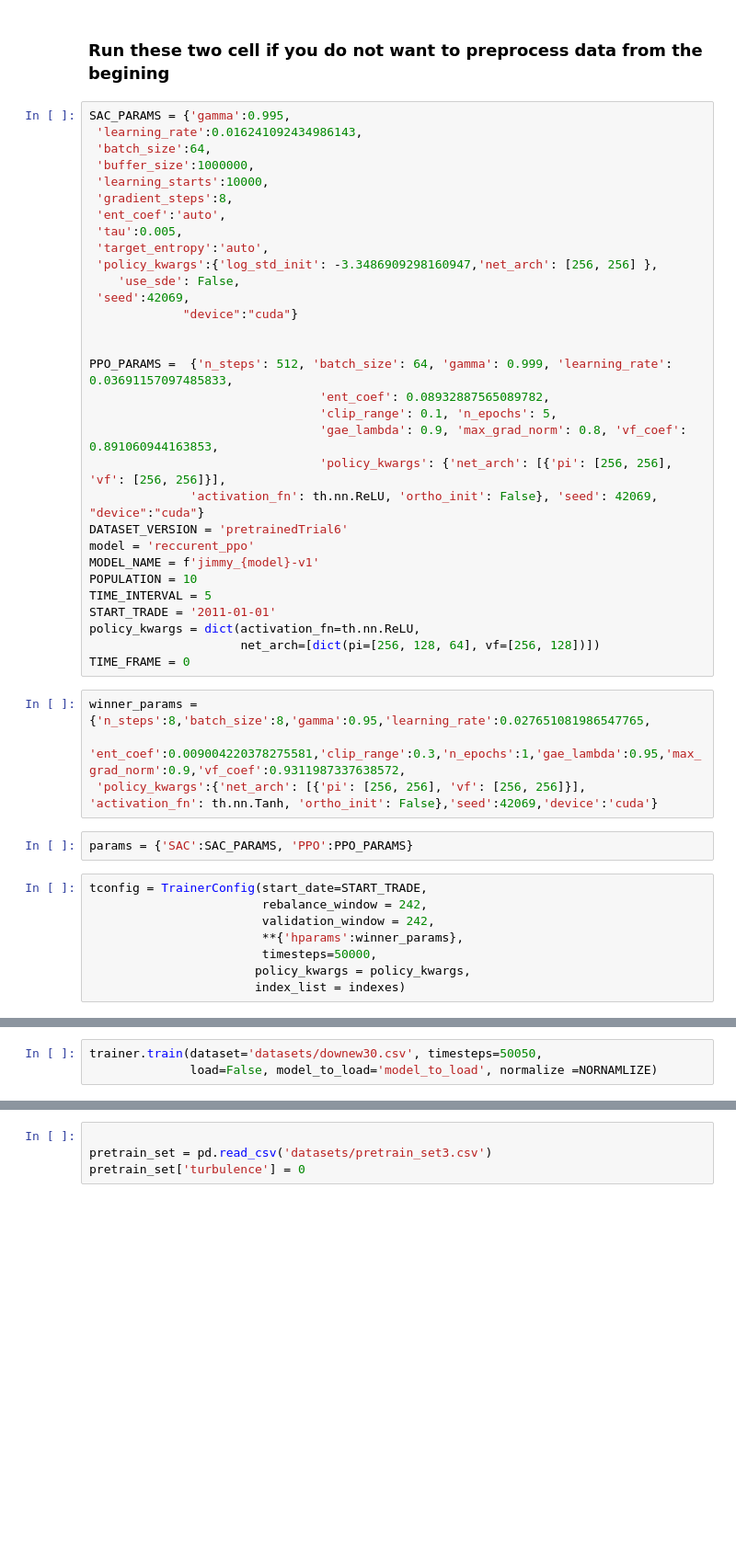
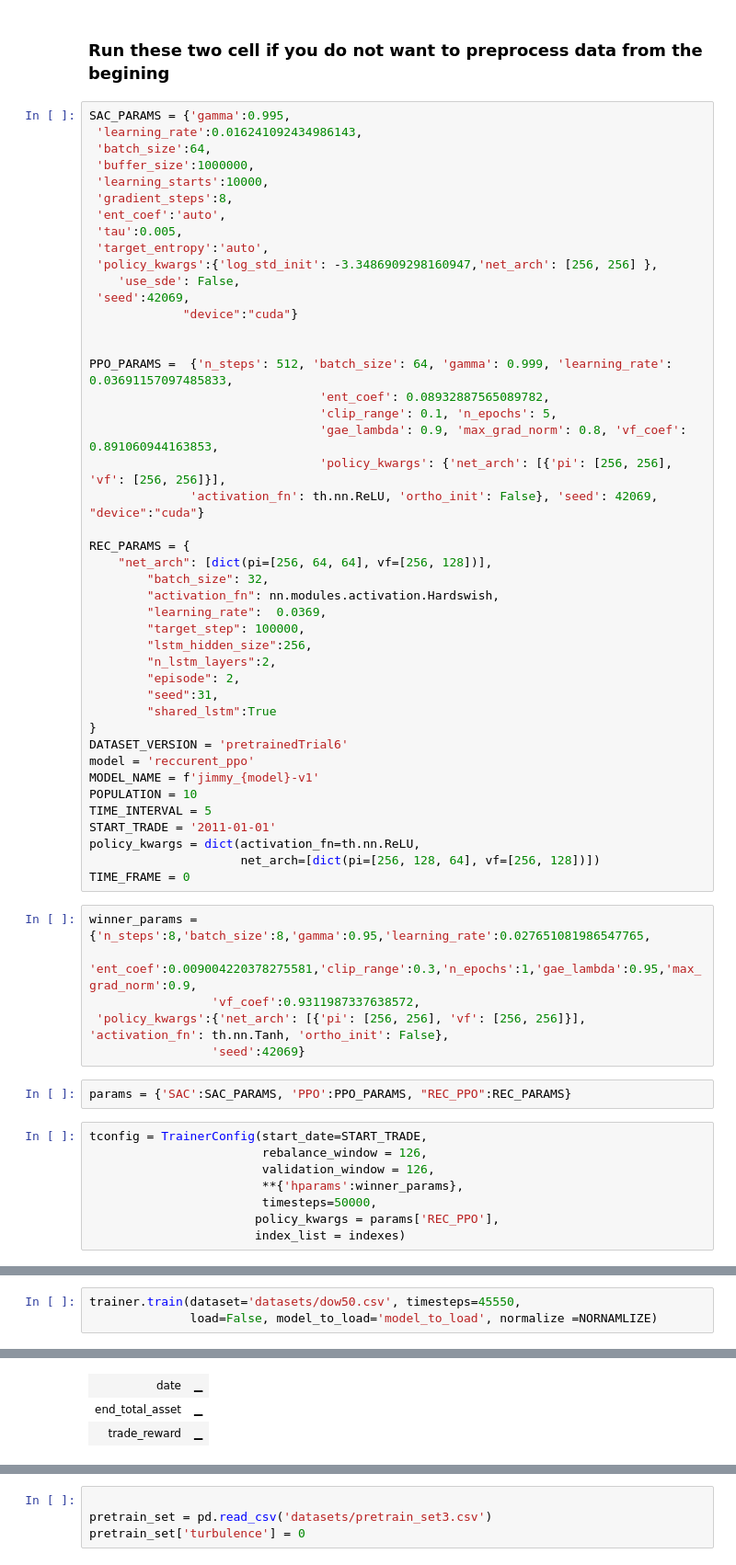
Before and after one commit to kaanbursa/fund_simulator, a Jupyter notebook: StockTradingBot.ipynb, the cells around one changed output, grey strips where cells are left out. Shown at 92% size. Drawn from its saved outputs; the diff is of its cells as text; blank space fills up the shorter version.

```diff
--- a/StockTradingBot.ipynb
+++ b/StockTradingBot.ipynb
@@ -53,6 +54,19 @@ PPO_PARAMS =  {'n_steps': 512, 'batch_size': 64, 'gamma': 0.999, 'learning_rate'
                                 'gae_lambda': 0.9, 'max_grad_norm': 0.8, 'vf_coef': 0.891060944163853,
                                 'policy_kwargs': {'net_arch': [{'pi': [256, 256], 'vf': [256, 256]}],
               'activation_fn': th.nn.ReLU, 'ortho_init': False}, 'seed': 42069, "device":"cuda"}
+
+REC_PARAMS = {
+    "net_arch": [dict(pi=[256, 64, 64], vf=[256, 128])],
+        "batch_size": 32,
+        "activation_fn": nn.modules.activation.Hardswish,
+        "learning_rate":  0.0369,
+        "target_step": 100000,
+        "lstm_hidden_size":256,
+        "n_lstm_layers":2,
+        "episode": 2,
+        "seed":31,
+        "shared_lstm":True
+}
 DATASET_VERSION = 'pretrainedTrial6'
 model = 'reccurent_ppo'
 MODEL_NAME = f'jimmy_{model}-v1'
@@ -64,17 +78,19 @@ policy_kwargs = dict(activation_fn=th.nn.ReLU,
 TIME_FRAME = 0
 # %%
 winner_params = {'n_steps':8,'batch_size':8,'gamma':0.95,'learning_rate':0.027651081986547765,
- 'ent_coef':0.009004220378275581,'clip_range':0.3,'n_epochs':1,'gae_lambda':0.95,'max_grad_norm':0.9,'vf_coef':0.9311987337638572,
- 'policy_kwargs':{'net_arch': [{'pi': [256, 256], 'vf': [256, 256]}], 'activation_fn': th.nn.Tanh, 'ortho_init': False},'seed':42069,'device':'cuda'}
+ 'ent_coef':0.009004220378275581,'clip_range':0.3,'n_epochs':1,'gae_lambda':0.95,'max_grad_norm':0.9,
+                 'vf_coef':0.9311987337638572,
+ 'policy_kwargs':{'net_arch': [{'pi': [256, 256], 'vf': [256, 256]}], 'activation_fn': th.nn.Tanh, 'ortho_init': False},
+                 'seed':42069}
 # %%
-params = {'SAC':SAC_PARAMS, 'PPO':PPO_PARAMS}
+params = {'SAC':SAC_PARAMS, 'PPO':PPO_PARAMS, "REC_PPO":REC_PARAMS}
 # %%
 tconfig = TrainerConfig(start_date=START_TRADE,
-                        rebalance_window = 242,
-                        validation_window = 242,
+                        rebalance_window = 126,
+                        validation_window = 126,
                         **{'hparams':winner_params},
                         timesteps=50000,
-                       policy_kwargs = policy_kwargs,
+                       policy_kwargs = params['REC_PPO'],
                        index_list = indexes)
 # %%
 trainer = Trainer(model, 'MlpLstmPolicy',
@@ -86,4 +104,4 @@ Total number of stocks:   469
 # %%
-trainer.train(dataset='datasets/downew30.csv', timesteps=50050,
+trainer.train(dataset='datasets/dow50.csv', timesteps=45550,
               load=False, model_to_load='model_to_load', normalize =NORNAMLIZE)
 # %% [output]
@@ -110,0 +135,3 @@ NameError: name 'sample_ppo_params' is not defined
+| date | ▁ |
+| end_total_asset | ▁ |
+| trade_reward | ▁ |
```
Also changed, not shown: parts of 3 cells of this notebook, 17 other files.
